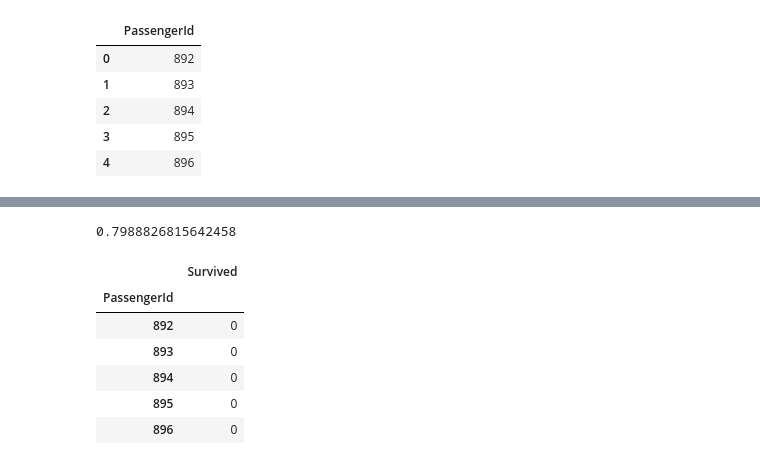
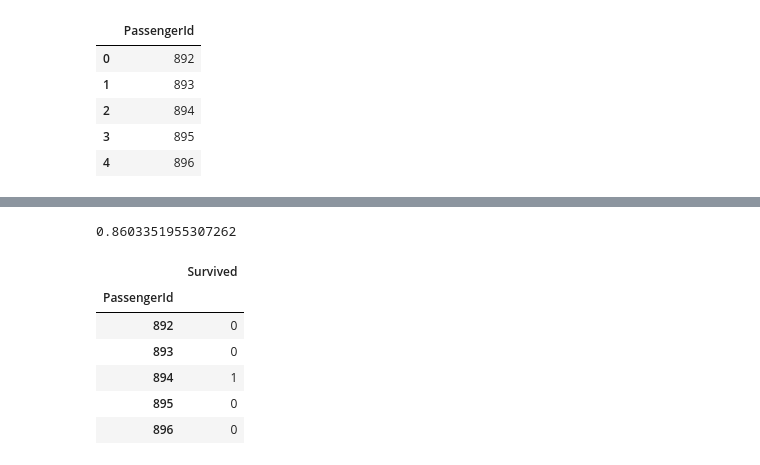
Before and after one commit to YossyTommy/treasurebox, a Jupyter notebook: TitanicHandsOn.ipynb, the cells around one changed output, grey strips where cells are left out. Saved outputs shown, nothing was run; the diff lists cells and outputs as text; code cells hidden in the pictures.

```diff
--- a/TitanicHandsOn.ipynb
+++ b/TitanicHandsOn.ipynb
@@ -104,3 +165,17 @@ pd.DataFrame(t).head()
+# %%
+for i in range(len(X)):
+
+    if X[i,1]=='male':
+        X[i,1]=1
+
+    else:
+        X[i,1]=0
+
+for i in range(len(test)):
+    if test[i,1]=='male':
+        test[i,1]=1
+    else:
+        test[i,1]=0
 # %%
 pd.DataFrame(X).head()
 # %% [output]
@@ -248,7 +314,7 @@ LR_validation score:0.8048708920187794
 LR_hyperparameter:0.1
 # %%
 # 4. trainin and test
-model=LogisticRegression(C=hyperpara_opt,solver='lbfgs',max_iter=10000)
+model=LogisticRegression(C=1,solver='lbfgs',max_iter=100)
 model.fit(X_train,t_train)
 print('score:',model.score(X_test,t_test))
 
@@ -269,5 +337,5 @@ score: 0.7486033519553073
 # %%
-model=MLPClassifier(hidden_layer_sizes=(100,100),alpha=0.001,max_iter=1000,activation='relu')
+model=MLPClassifier(hidden_layer_sizes=(80,80),alpha=0.001,max_iter=100000,activation='relu')
 model.fit(X_train,t_train)
 print(model.score(X_train,t_train))
 
@@ -356,19 +428,19 @@ RFC_hyperparameter:50
 # %%
-model=RandomForestClassifier(n_estimators=100)
+model=RandomForestClassifier(n_estimators=hyperpara_n_estimators)
 model.fit(X_train,t_train)
 print(model.score(X_test,t_test))
 
 outputRFC=pd.DataFrame(index=passenser_id)
 pred=model.predict(test)
 outputRFC['Survived']=pred
 outputRFC.to_csv(dt_now.strftime('%Y-%m-%d-%H-%M-%S')+'outputRFC'+'.csv')
 outputRFC.head()
 # %% [output]
-0.7988826815642458
+0.8603351955307262
 |  | Survived |
 | PassengerId |  |
 | 892 | 0 |
 | 893 | 0 |
-| 894 | 0 |
+| 894 | 1 |
 | 895 | 0 |
 | 896 | 0 |
```
Also changed, not shown: parts of 43 cells of this notebook.
